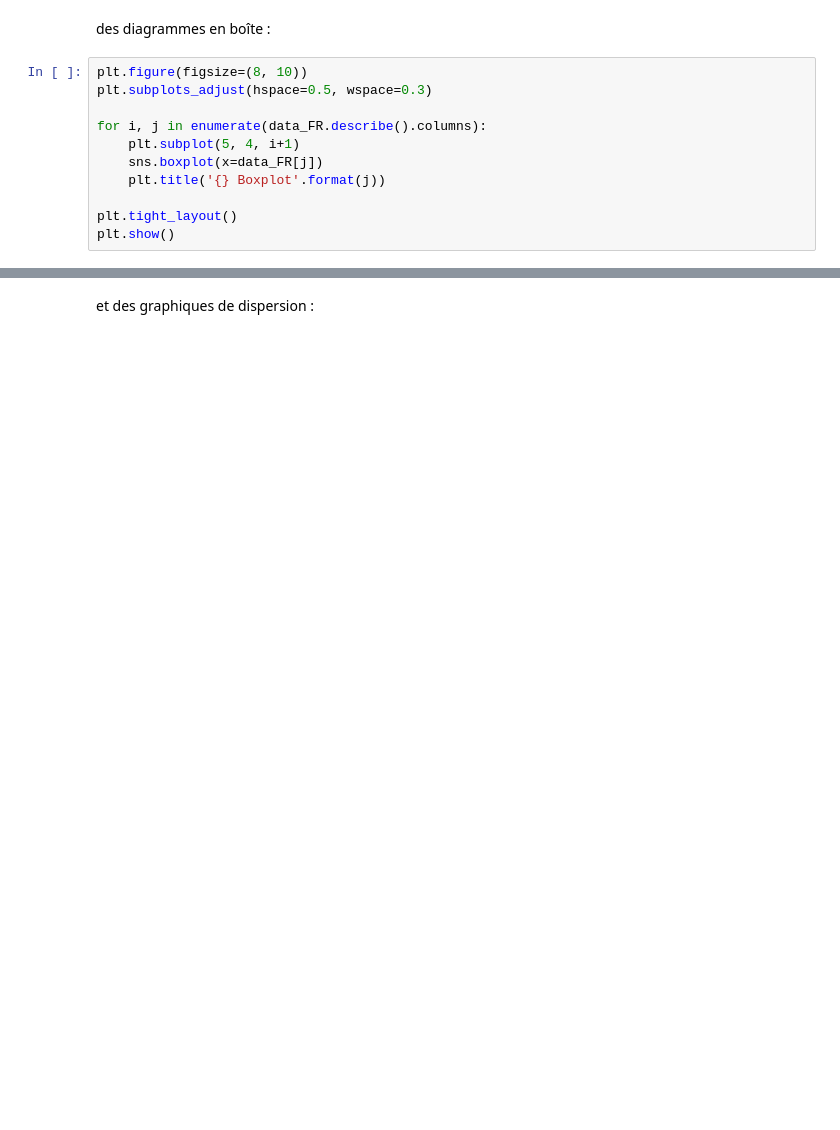
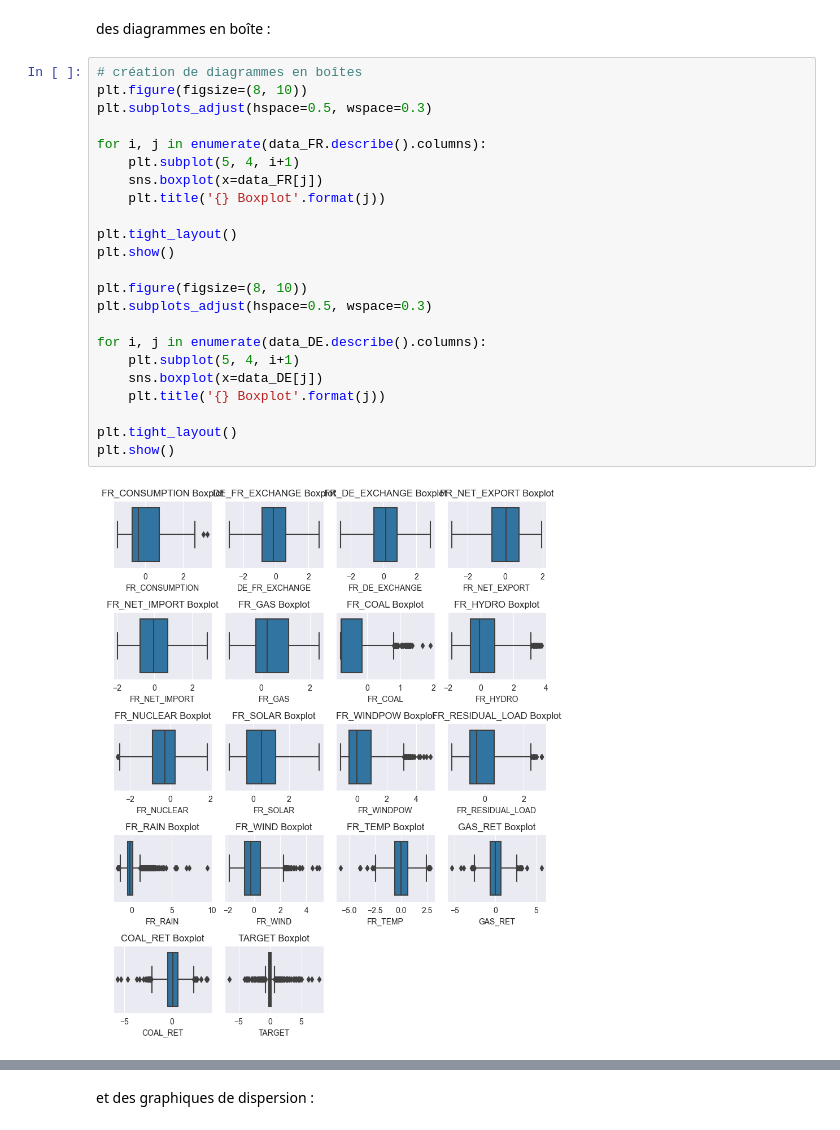
Before and after one commit to juliele1/Projet_Machine_Learning, a Jupyter notebook: notebook.ipynb, the cells around one changed output, grey strips where cells are left out. Saved outputs shown, nothing was run; the diff lists cells and outputs as text; blank space fills up the shorter version.

```diff
--- a/notebook.ipynb
+++ b/notebook.ipynb
@@ -124,13 +238,27 @@ plt.show(block=True)
 # %% [markdown]
 des diagrammes en boîte :
 # %%
+# création de diagrammes en boîtes
 plt.figure(figsize=(8, 10))
 plt.subplots_adjust(hspace=0.5, wspace=0.3)
 
 for i, j in enumerate(data_FR.describe().columns):
     plt.subplot(5, 4, i+1)
     sns.boxplot(x=data_FR[j])
     plt.title('{} Boxplot'.format(j))
 
 plt.tight_layout()
 plt.show()
+
+plt.figure(figsize=(8, 10))
+plt.subplots_adjust(hspace=0.5, wspace=0.3)
+
+for i, j in enumerate(data_DE.describe().columns):
+    plt.subplot(5, 4, i+1)
+    sns.boxplot(x=data_DE[j])
+    plt.title('{} Boxplot'.format(j))
+
+plt.tight_layout()
+plt.show()
+# %% [output]
+[figure, added]
```
Also changed, not shown: parts of 11 cells of this notebook, 1 other file.
